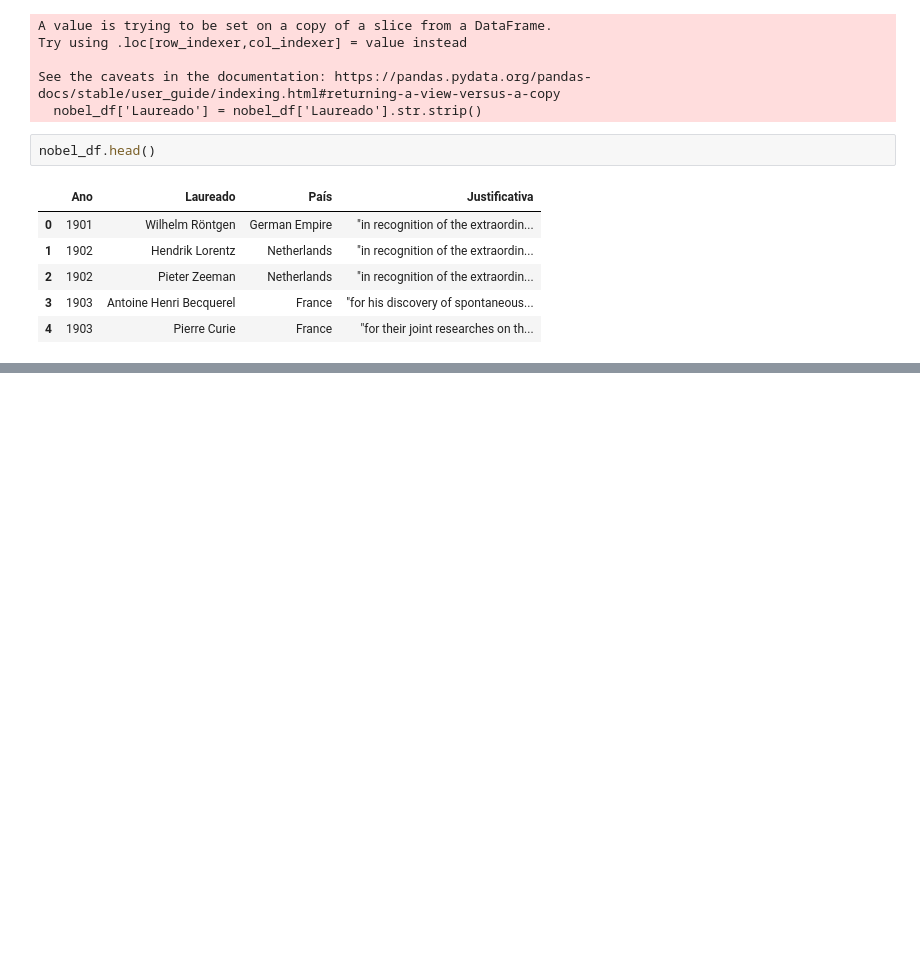
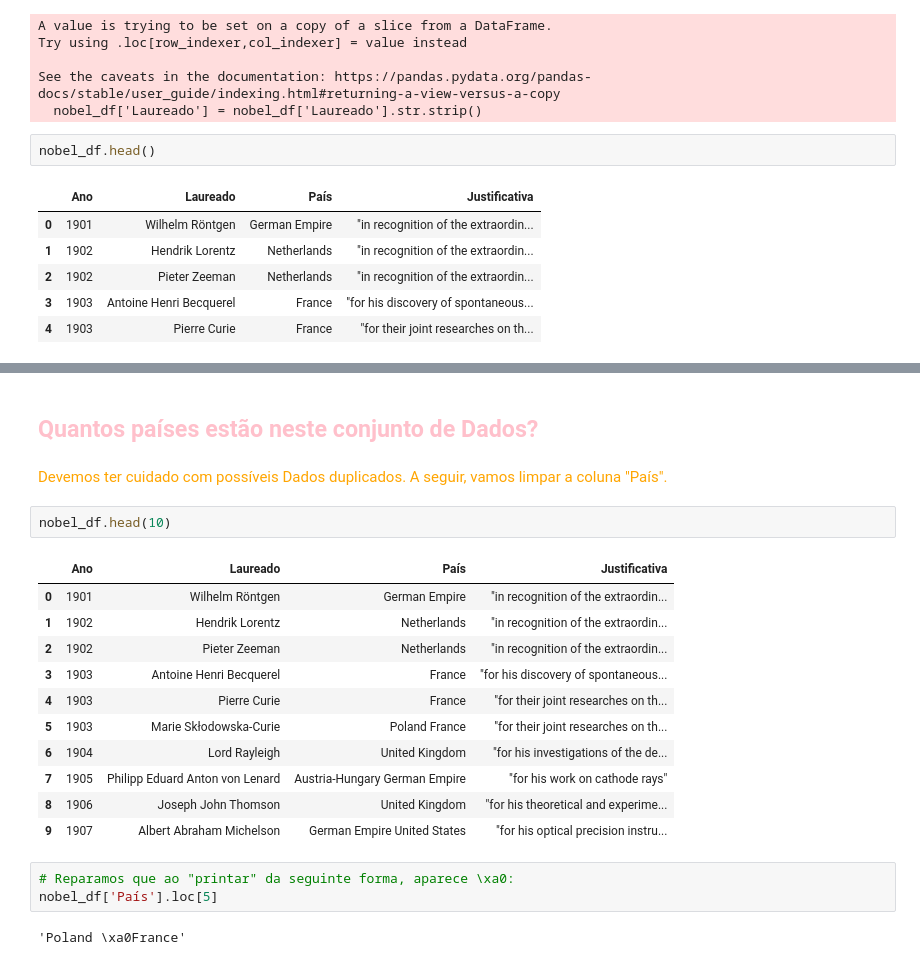
Before and after one commit to EddyGiusepe/Scraping_the_Web_for_NLP_applications, a Jupyter notebook: Raspando_a_Web_para_aplicativos_de_PNL/scraping_the_Web_for_NLP_applications.ipynb, the cells around one changed output, grey strips where cells are left out. Drawn from its saved outputs; the diff is of its cells as text; blank space fills up the shorter version.

```diff
--- a/Raspando_a_Web_para_aplicativos_de_PNL/scraping_the_Web_for_NLP_applications.ipynb
+++ b/Raspando_a_Web_para_aplicativos_de_PNL/scraping_the_Web_for_NLP_applications.ipynb
@@ -155,0 +184,23 @@ nobel_df.head()
+# %% [markdown]
+## <font color="pink">Quantos países estão neste conjunto de Dados?</font>
+# %% [markdown]
+<font color="orange">Devemos ter cuidado com possíveis Dados duplicados. A seguir, vamos limpar a coluna "País".</font>
+# %%
+nobel_df.head(10)
+# %% [output]
+|  | Ano | Laureado | País | Justificativa |
+| 0 | 1901 | Wilhelm Röntgen | German Empire | "in recognition of the extraordin... |
+| 1 | 1902 | Hendrik Lorentz | Netherlands | "in recognition of the extraordin... |
+| 2 | 1902 | Pieter Zeeman | Netherlands | "in recognition of the extraordin... |
+| 3 | 1903 | Antoine Henri Becquerel | France | "for his discovery of spontaneous... |
+| 4 | 1903 | Pierre Curie | France | "for their joint researches on th... |
+| 5 | 1903 | Marie Skłodowska-Curie | Poland France | "for their joint researches on th... |
+| 6 | 1904 | Lord Rayleigh | United Kingdom | "for his investigations of the de... |
+| 7 | 1905 | Philipp Eduard Anton von Lenard | Austria-Hungary German Empire | "for his work on cathode rays" |
+| 8 | 1906 | Joseph John Thomson | United Kingdom | "for his theoretical and experime... |
+| 9 | 1907 | Albert Abraham Michelson | German Empire United States | "for his optical precision instru... |
+# %%
+# Reparamos que ao "printar" da seguinte forma, aparece \xa0:
+nobel_df['País'].loc[5]
+# %% [output]
+'Poland \xa0France'
```
Also changed, not shown: parts of 19 cells of this notebook.
